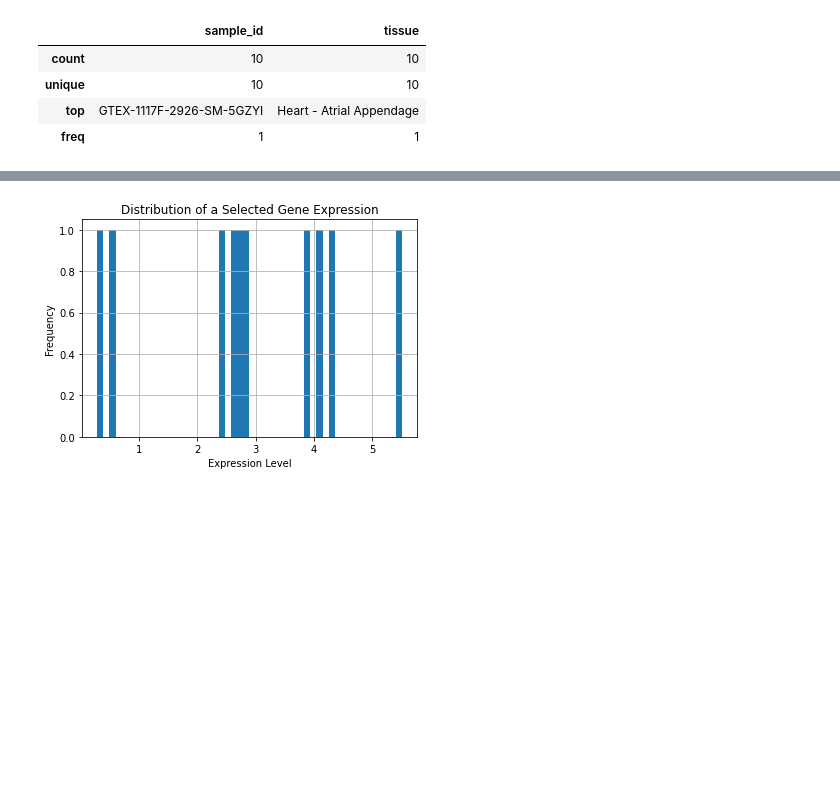
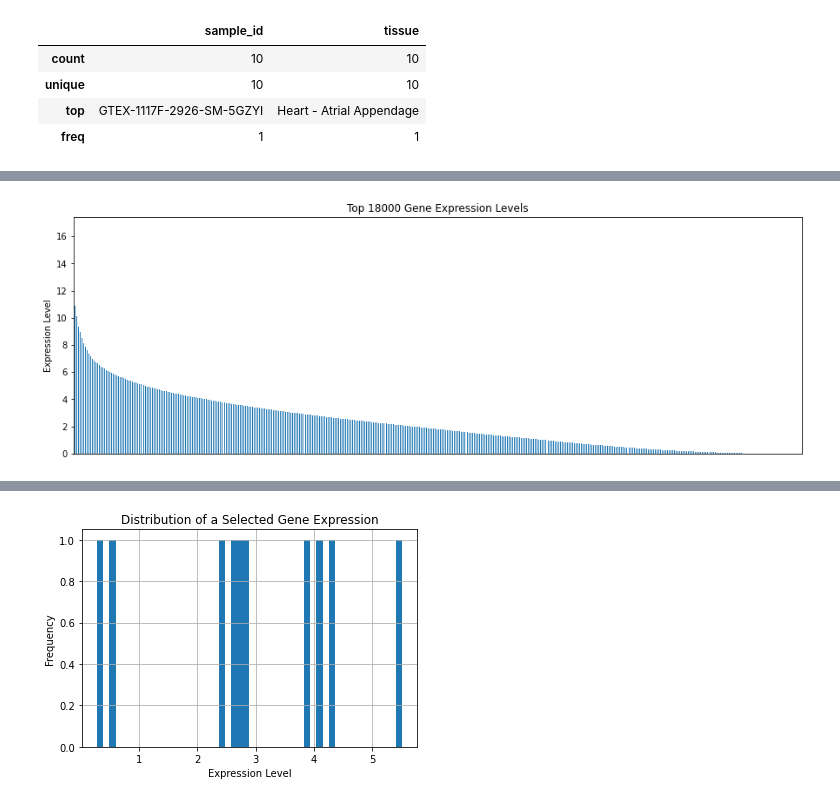
Before and after one commit to notaiax/Prediction-of-protein-isoforms-using-semi-supervised-learning, a Jupyter notebook: explore_data.ipynb, the cells around one changed output, grey strips where cells are left out. Cells and saved outputs as stored; diff of their text form; code cells hidden in the pictures; blank space fills up the shorter version.

```diff
--- a/explore_data.ipynb
+++ b/explore_data.ipynb
@@ -171,0 +264,4 @@ chunk.describe()
+# %%
+plot_top_genes_no_text(data_chunk.iloc[1], top_n=18000)
+# %% [output]
+[figure, added]
```
Also changed, not shown: parts of 25 cells of this notebook.
